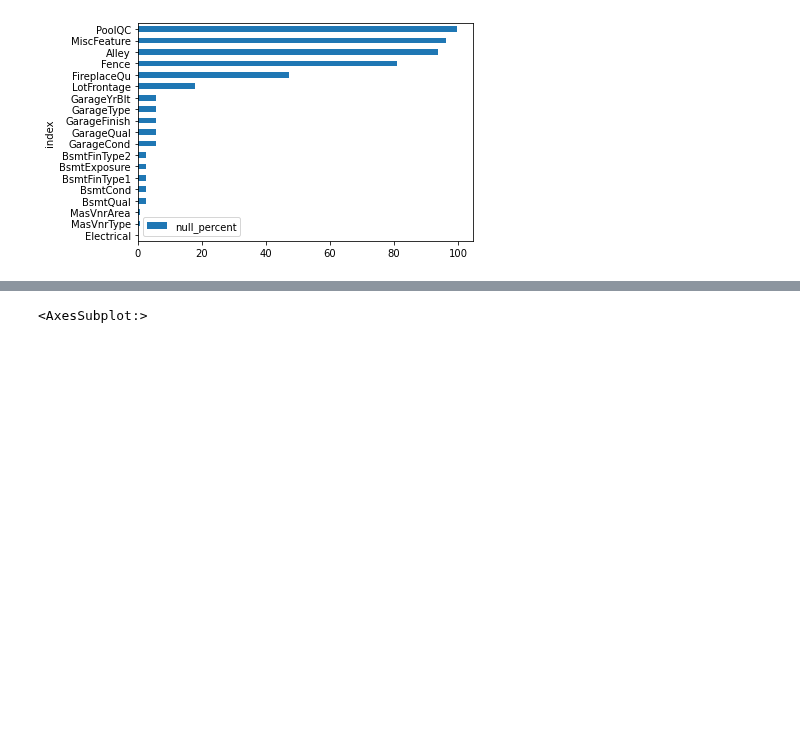
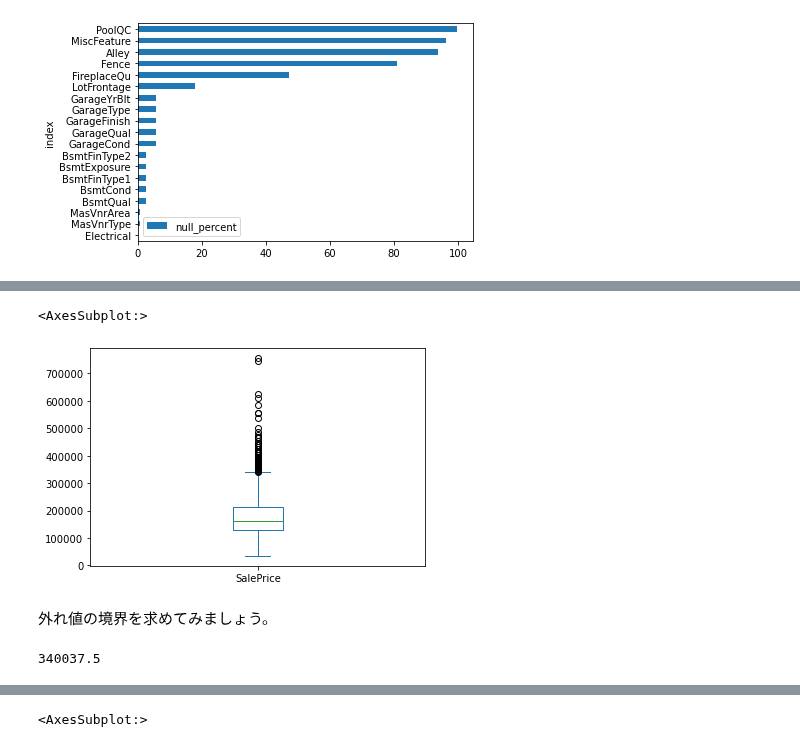
Before and after one commit to aws-samples/aws-ml-enablement-workshop, a Jupyter notebook: notebooks/02_analyze.ipynb, the cells around one changed output, grey strips where cells are left out. Saved outputs shown, nothing was run; the diff lists cells and outputs as text; code cells hidden in the pictures; blank space fills up the shorter version.

```diff
--- a/notebooks/02_analyze.ipynb
+++ b/notebooks/02_analyze.ipynb
@@ -75,0 +100,13 @@ house_price_df\
+# %%
+house_price_df["SalePrice"].plot.box()
+# %% [output]
+<AxesSubplot:>
+[figure, added]
+# %% [markdown]
+外れ値の境界を求めてみましょう。
+# %%
+box_body = house_price_df["SalePrice"].describe()["75%"] - house_price_df["SalePrice"].describe()["25%"]
+sale_price_upper = house_price_df["SalePrice"].describe()["75%"] + 1.5 * box_body
+sale_price_upper
+# %% [output]
+340037.5
```
Also changed, not shown: parts of 23 cells of this notebook, 23 other files.
